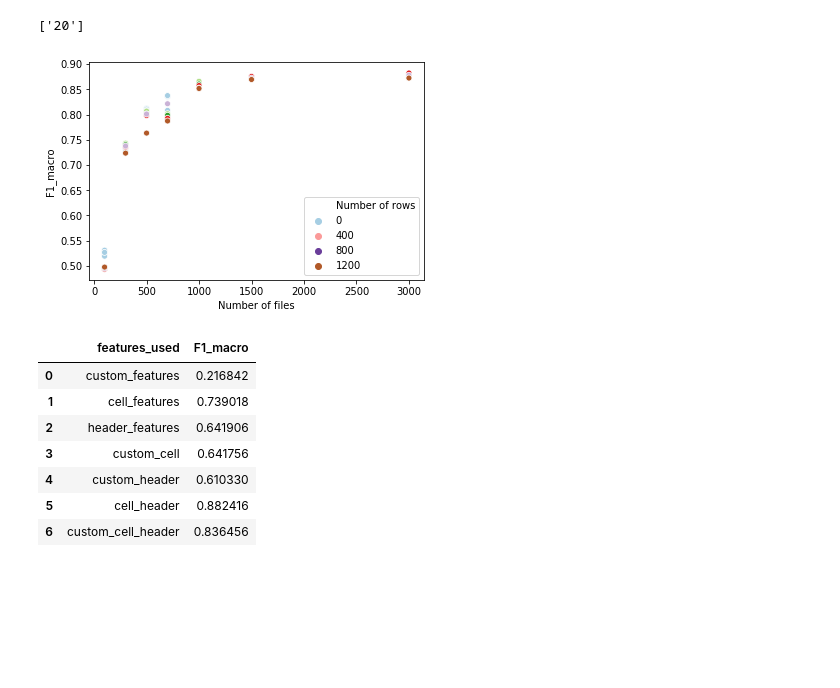
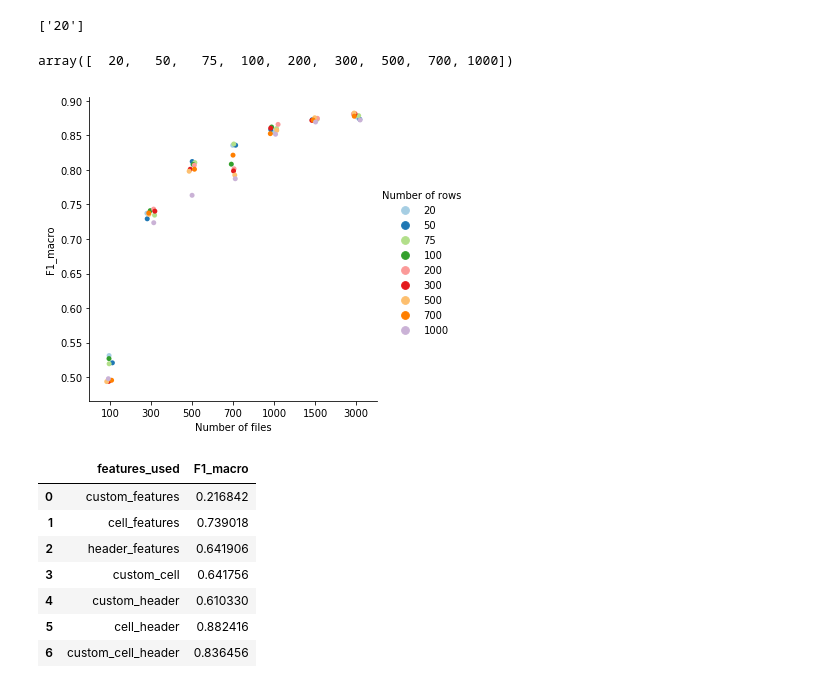
Before and after one commit to etalab/csv_detective_api, a Jupyter notebook: service/doc/create_graphs.ipynb, the cells around one changed output. Drawn from its saved outputs; the diff is of its cells as text; code cells hidden in the pictures; blank space fills up the shorter version.

```diff
--- a/service/doc/create_graphs.ipynb
+++ b/service/doc/create_graphs.ipynb
@@ -43,11 +43,14 @@ for params, result in gs_info.items():
     df_dict_gs["F1_macro"].append(result)
 # %%
 df_gs = pd.DataFrame(df_dict_gs)
+df_gs['Number of rows'].unique()
+# %% [output]
+array([  20,   50,   75,  100,  200,  300,  500,  700, 1000])
 # %%
 cmap = sns.cubehelix_palette(dark=.3, light=.8, as_cmap=True)
-ax2 = sns.scatterplot(x="Number of files", y="F1_macro", data=df_gs, hue="Number of rows", palette="Paired")
+ax2 = sns.catplot(x="Number of files", y="F1_macro", data=df_gs, hue="Number of rows", palette="Paired")
 # %% [output]
-[figure, old version]
+[figure, new version]
 # %%
 ## Ablation bar graph
 # %%
```
Also changed, not shown: parts of 2 cells of this notebook, 5 other files.
